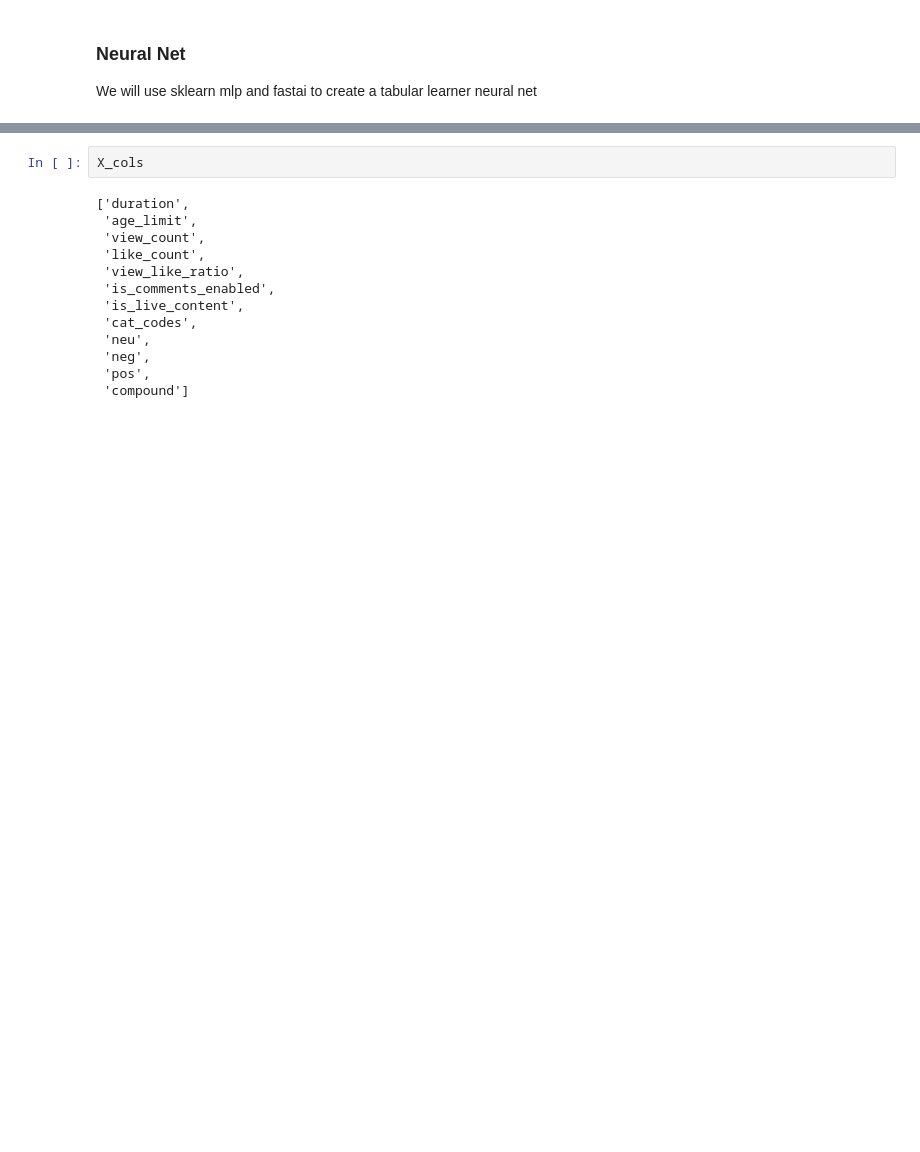
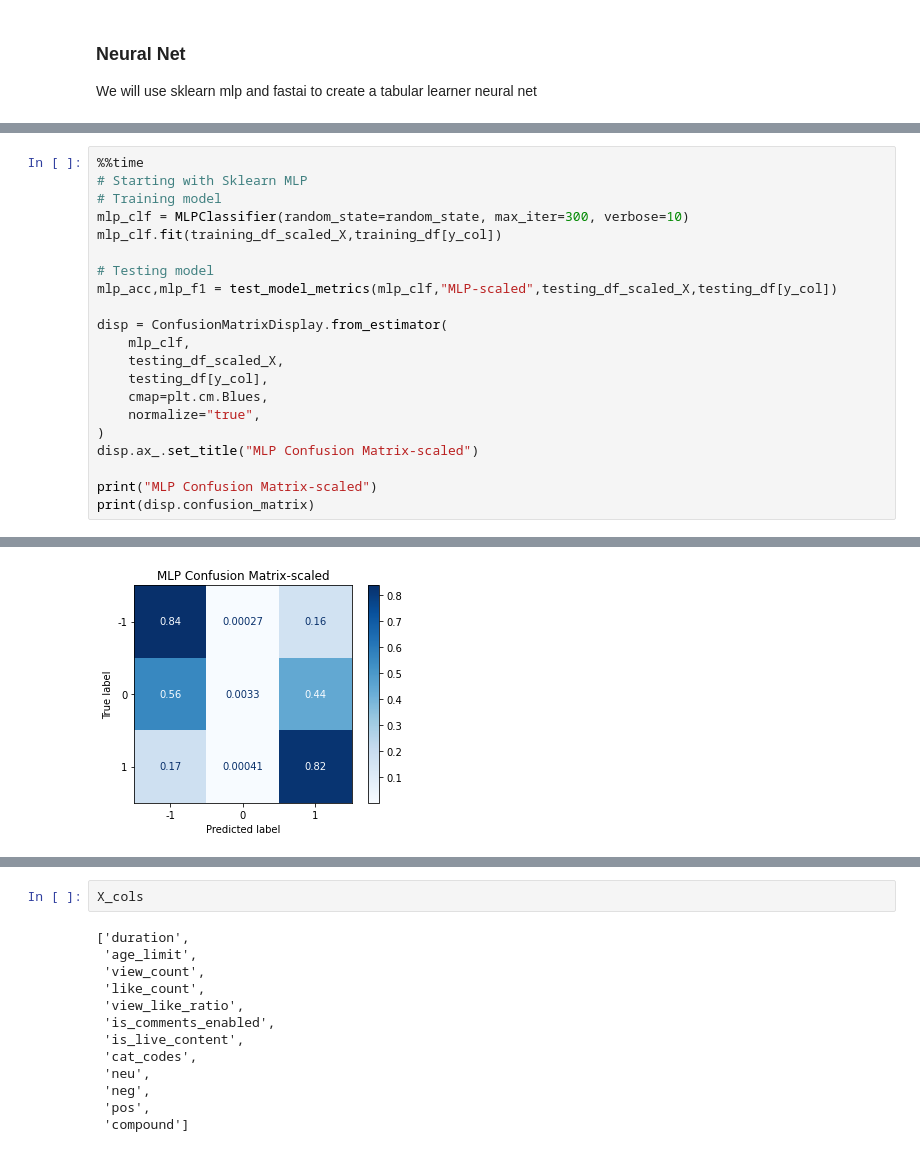
Before and after one commit to Jmete/youtube-dislikes, a Jupyter notebook: notebooks/model_training_tests.ipynb, the cells around one changed output, grey strips where cells are left out. Cells and saved outputs as stored; diff of their text form; blank space fills up the shorter version.

```diff
--- a/notebooks/model_training_tests.ipynb
+++ b/notebooks/model_training_tests.ipynb
@@ -357,0 +342,22 @@ MLP Confusion Matrix-Scaled
+# %%
+%%time
+# Starting with Sklearn MLP
+# Training model
+mlp_clf = MLPClassifier(random_state=random_state, max_iter=300, verbose=10)
+mlp_clf.fit(training_df_scaled_X,training_df[y_col])
+
+# Testing model
+mlp_acc,mlp_f1 = test_model_metrics(mlp_clf,"MLP-scaled",testing_df_scaled_X,testing_df[y_col])
+
+disp = ConfusionMatrixDisplay.from_estimator(
+    mlp_clf,
+    testing_df_scaled_X,
+    testing_df[y_col],
+    cmap=plt.cm.Blues,
+    normalize="true",
+)
+disp.ax_.set_title("MLP Confusion Matrix-scaled")
+
+print("MLP Confusion Matrix-scaled")
+print(disp.confusion_matrix)
+# %% [output]
@@ -357,0 +381 @@ MLP Confusion Matrix-Scaled
+[figure, added]
```
Also changed, not shown: parts of 35 cells of this notebook, 2 other files.
